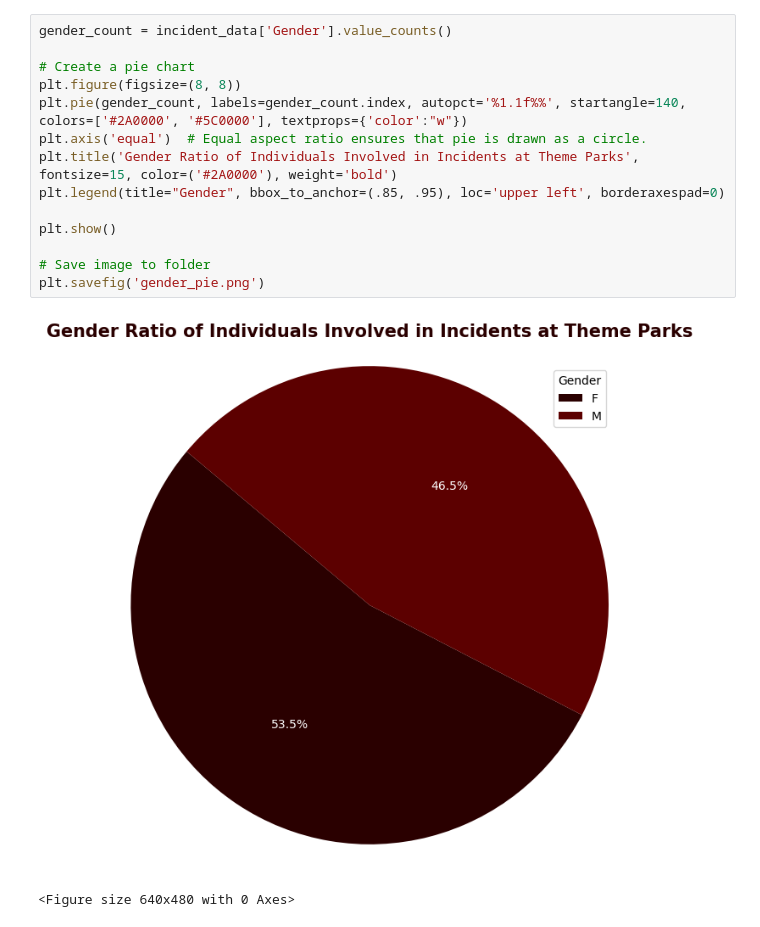
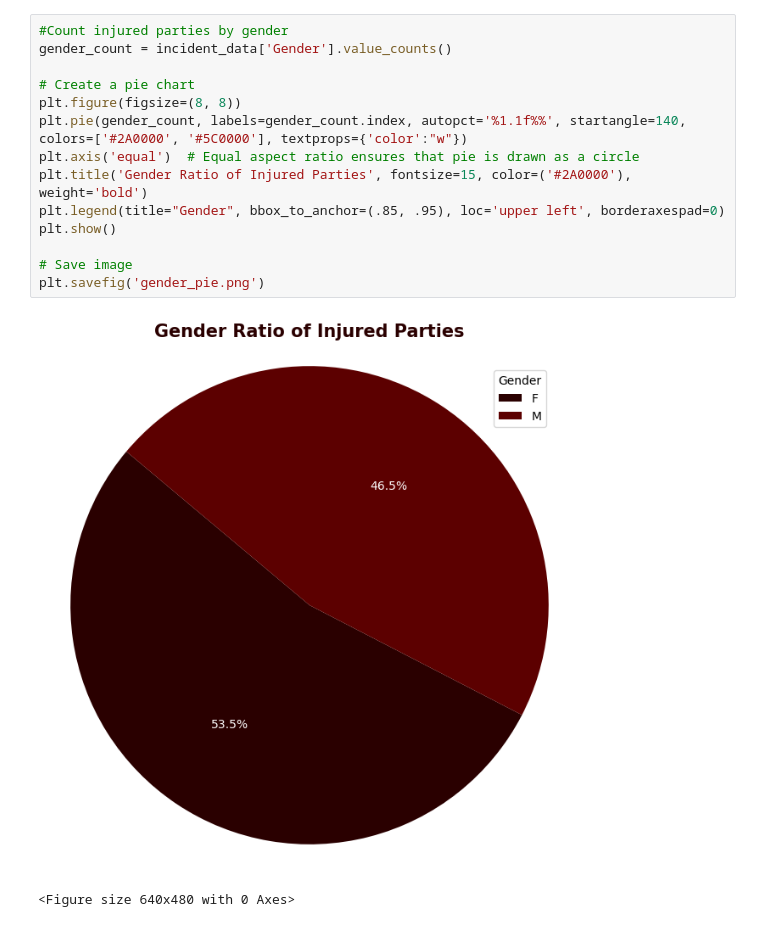
Before and after one commit to AllisonChase/Theme-Park-Incidents, a Jupyter notebook: ThemeParkIncidentGraphs.ipynb, the cells around one changed output. Drawn from its saved outputs; the diff is of its cells as text.

```diff
--- a/ThemeParkIncidentGraphs.ipynb
+++ b/ThemeParkIncidentGraphs.ipynb
@@ -105,19 +110,19 @@ plt.savefig('age_histogram.png')
 <Figure size 640x480 with 0 Axes>
 # %%
+#Count injured parties by gender
 gender_count = incident_data['Gender'].value_counts()
 
 # Create a pie chart
 plt.figure(figsize=(8, 8))
 plt.pie(gender_count, labels=gender_count.index, autopct='%1.1f%%', startangle=140, colors=['#2A0000', '#5C0000'], textprops={'color':"w"})
-plt.axis('equal')  # Equal aspect ratio ensures that pie is drawn as a circle.
-plt.title('Gender Ratio of Individuals Involved in Incidents at Theme Parks', fontsize=15, color=('#2A0000'), weight='bold')
+plt.axis('equal')  # Equal aspect ratio ensures that pie is drawn as a circle
+plt.title('Gender Ratio of Injured Parties', fontsize=15, color=('#2A0000'), weight='bold')
 plt.legend(title="Gender", bbox_to_anchor=(.85, .95), loc='upper left', borderaxespad=0)
-
 plt.show()
 
-# Save image to folder
+# Save image
 plt.savefig('gender_pie.png')
 # %% [output]
-[figure, old version]
+[figure, new version]
 <Figure size 640x480 with 0 Axes>
 # %%
```
Also changed, not shown: parts of 8 cells of this notebook.
